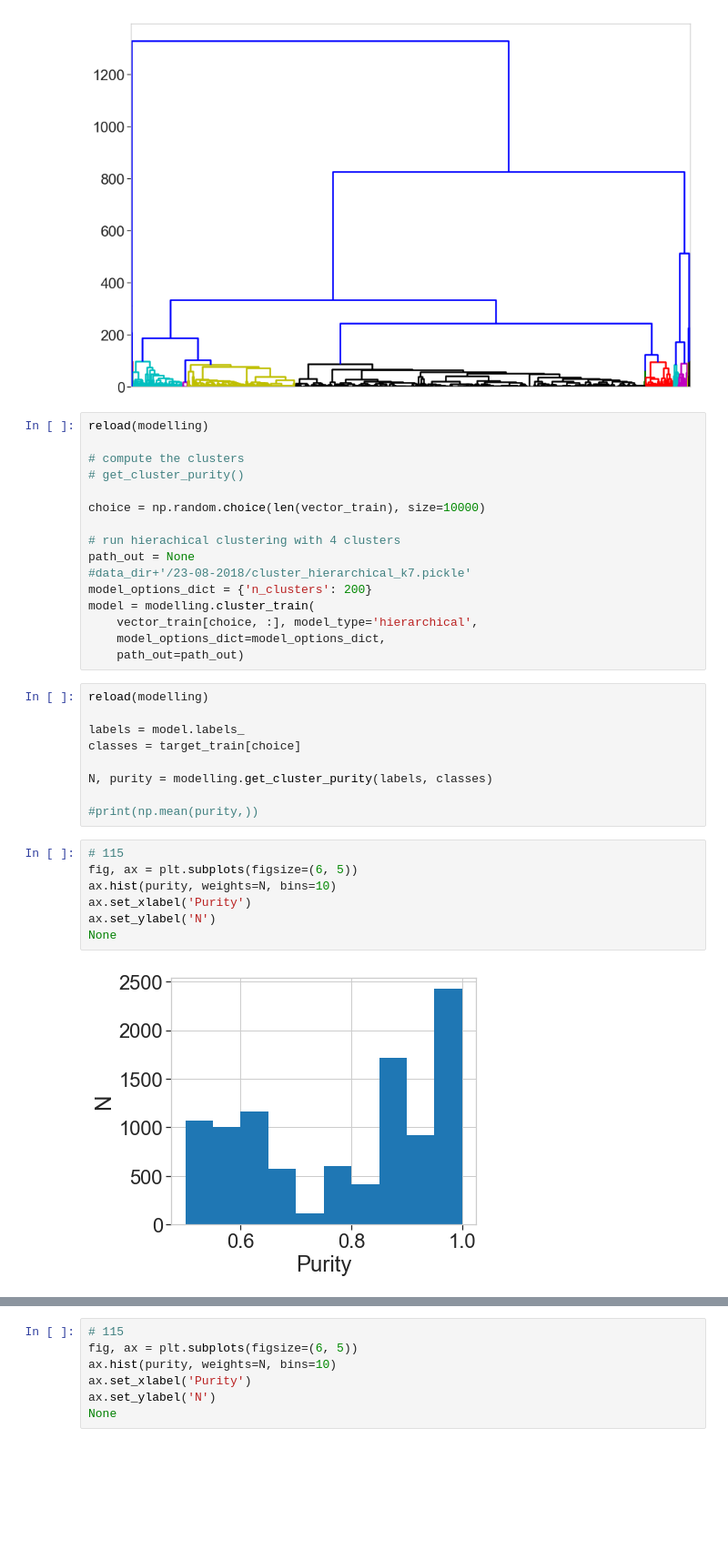
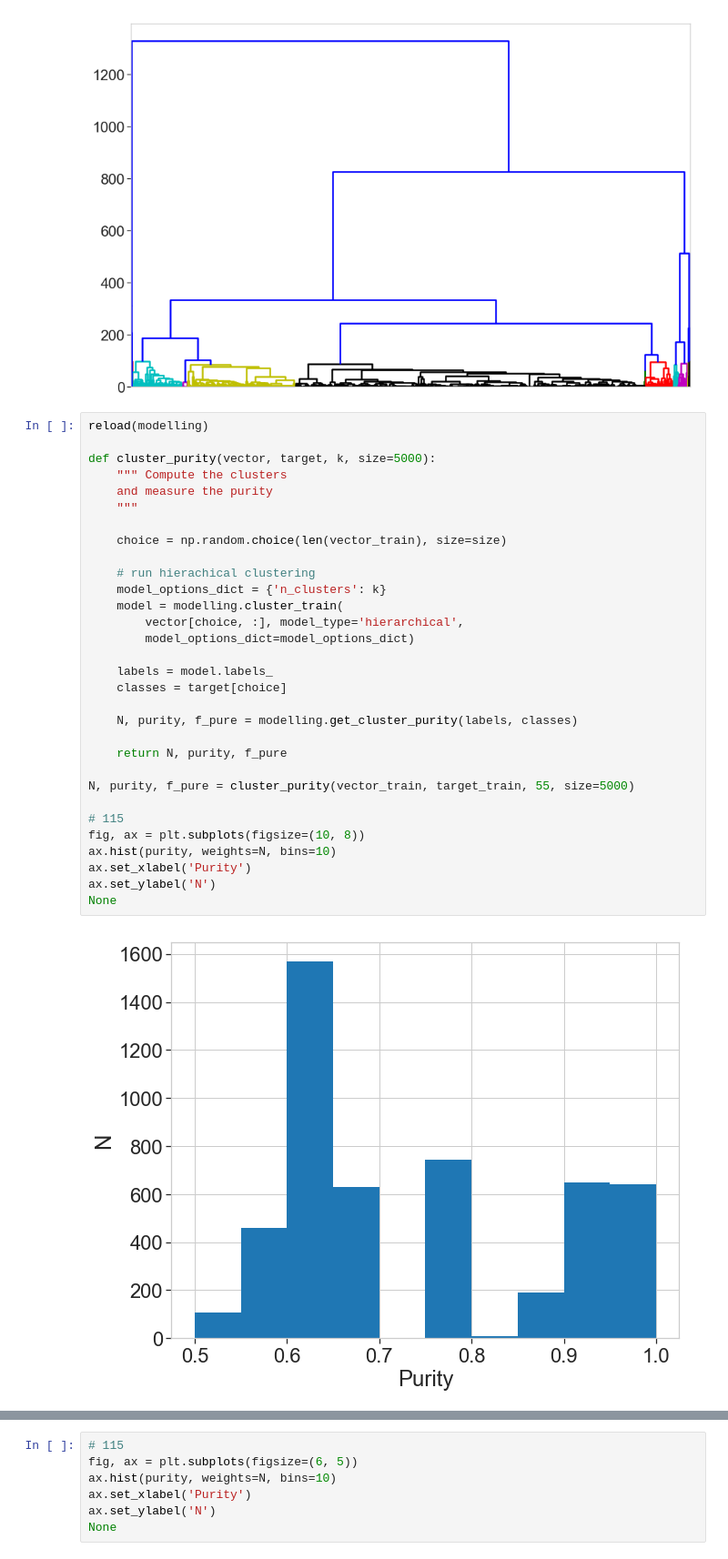
Before and after one commit to jcoupon/NOTAM-classifier, a Jupyter notebook: 3_Modelling/Modelling.ipynb, the cells around one changed output, grey strips where cells are left out. Shown at 91% size. Cells and saved outputs as stored; diff of their text form; blank space fills up the shorter version.

Commit message:
update modelling

```diff
--- a/3_Modelling/Modelling.ipynb
+++ b/3_Modelling/Modelling.ipynb
@@ -448,37 +447,36 @@ ax.grid(False)
 None
 # %% [output]
 [figure]
-# %%
-reload(modelling)
-
-# compute the clusters
-# get_cluster_purity()
-
-choice = np.random.choice(len(vector_train), size=10000)
-
-# run hierachical clustering with 4 clusters
-path_out = None
-#data_dir+'/23-08-2018/cluster_hierarchical_k7.pickle'
-model_options_dict = {'n_clusters': 200}
-model = modelling.cluster_train(
-    vector_train[choice, :], model_type='hierarchical',
-    model_options_dict=model_options_dict,
-    path_out=path_out)
-# %%
-reload(modelling)
-
-labels = model.labels_
-classes = target_train[choice]
-
-N, purity = modelling.get_cluster_purity(labels, classes)
-
-#print(np.mean(purity,))
-# %%
-# 115
-fig, ax = plt.subplots(figsize=(6, 5))
-ax.hist(purity, weights=N, bins=10)
-ax.set_xlabel('Purity')
-ax.set_ylabel('N')
-None
-# %% [output]
-[figure, removed]
+# %%
+reload(modelling)
+
+def cluster_purity(vector, target, k, size=5000):
+    """ Compute the clusters
+    and measure the purity
+    """
+
+    choice = np.random.choice(len(vector_train), size=size)
+
+    # run hierachical clustering
+    model_options_dict = {'n_clusters': k}
+    model = modelling.cluster_train(
+        vector[choice, :], model_type='hierarchical',
+        model_options_dict=model_options_dict)
+
+    labels = model.labels_
+    classes = target[choice]
+
+    N, purity, f_pure = modelling.get_cluster_purity(labels, classes)
+
+    return N, purity, f_pure
+
+N, purity, f_pure = cluster_purity(vector_train, target_train, 55, size=5000)
+
+# 115
+fig, ax = plt.subplots(figsize=(10, 8))
+ax.hist(purity, weights=N, bins=10)
+ax.set_xlabel('Purity')
+ax.set_ylabel('N')
+None
+# %% [output]
+[figure, added]
```
Also changed, not shown: parts of 4 cells of this notebook, 6 other files.
